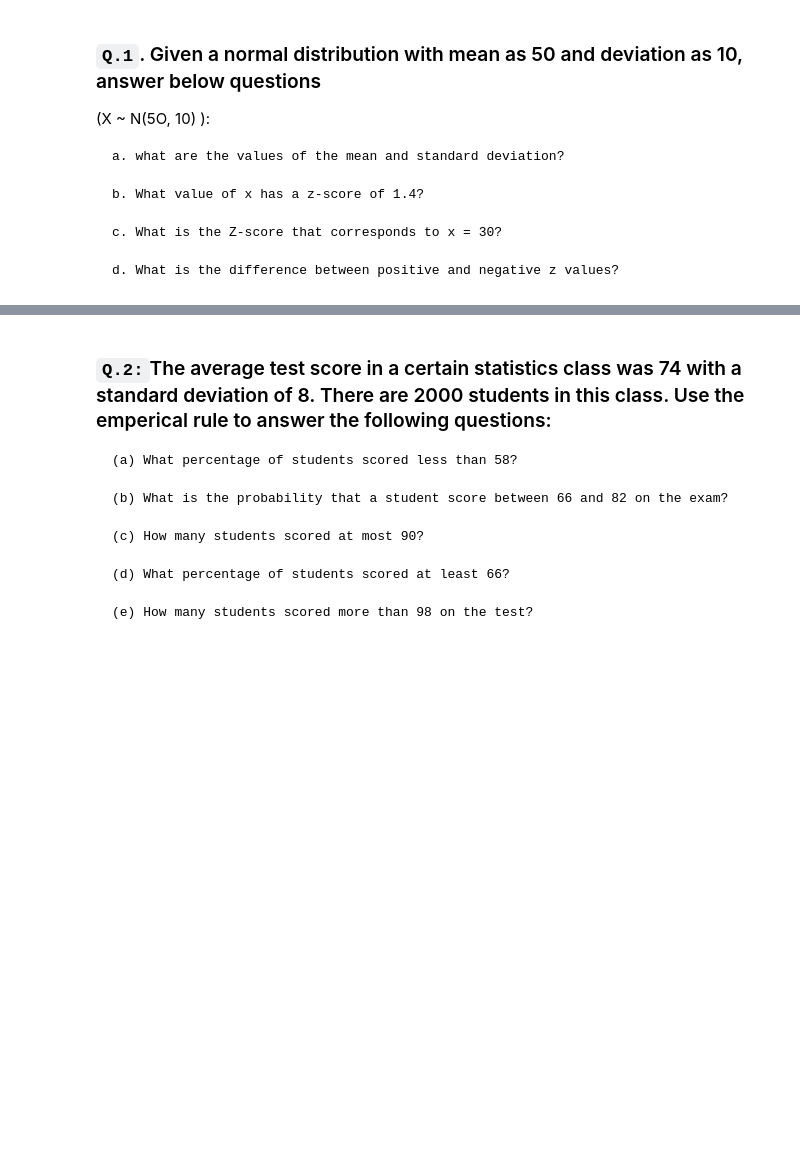
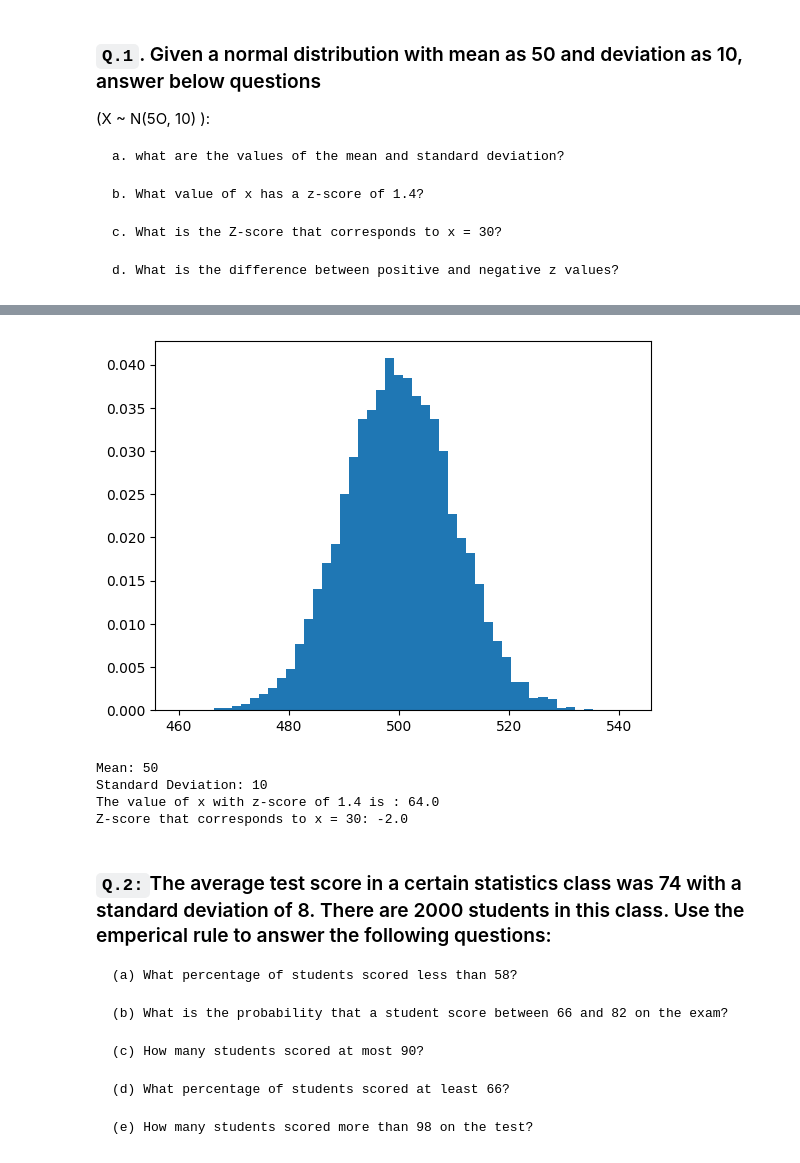
Before and after one commit to Apurba1903/Descriptive-Statistics, a Jupyter notebook: Week 19 Task 41.ipynb, the cells around one changed output, grey strips where cells are left out. Cells and saved outputs as stored; diff of their text form; code cells hidden in the pictures; blank space fills up the shorter version.

```diff
--- a/Week 19 Task 41.ipynb
+++ b/Week 19 Task 41.ipynb
@@ -15,3 +63,37 @@
+# %%
+# Code Here
+
+import numpy as np
+import matplotlib.pyplot as plt
+
+# Given (X ~ N(5O, 10))
+plt.hist(np.random.normal(500, 10, 10000), density=True, bins=50)
+plt.show()
+
+# a. Mean and Standard Deviation
+mean = 50
+std_dev = 10
+
+print("Mean:", mean)
+print("Standard Deviation:", std_dev)
+
+# b. Value of x with z-score 1.4
+z_score = 1.4
+x = z_score * std_dev + mean
+
+print("The value of x with z-score of 1.4 is :", x)
+
+# c. Z-score that corresponds to x = 30
+x = 30
+z_score = (x - mean) / std_dev
+
+print("Z-score that corresponds to x = 30:", z_score)
+# %% [output]
+[figure, added]
+Mean: 50
+Standard Deviation: 10
+The value of x with z-score of 1.4 is : 64.0
+Z-score that corresponds to x = 30: -2.0
 # %% [markdown]
 ### `Q.2:`The average test score in a certain statistics class was 74 with a standard deviation of 8. There are 2000 students in this class. Use the emperical rule to answer the following questions:
 
```
Also changed, not shown: parts of 19 cells of this notebook.
